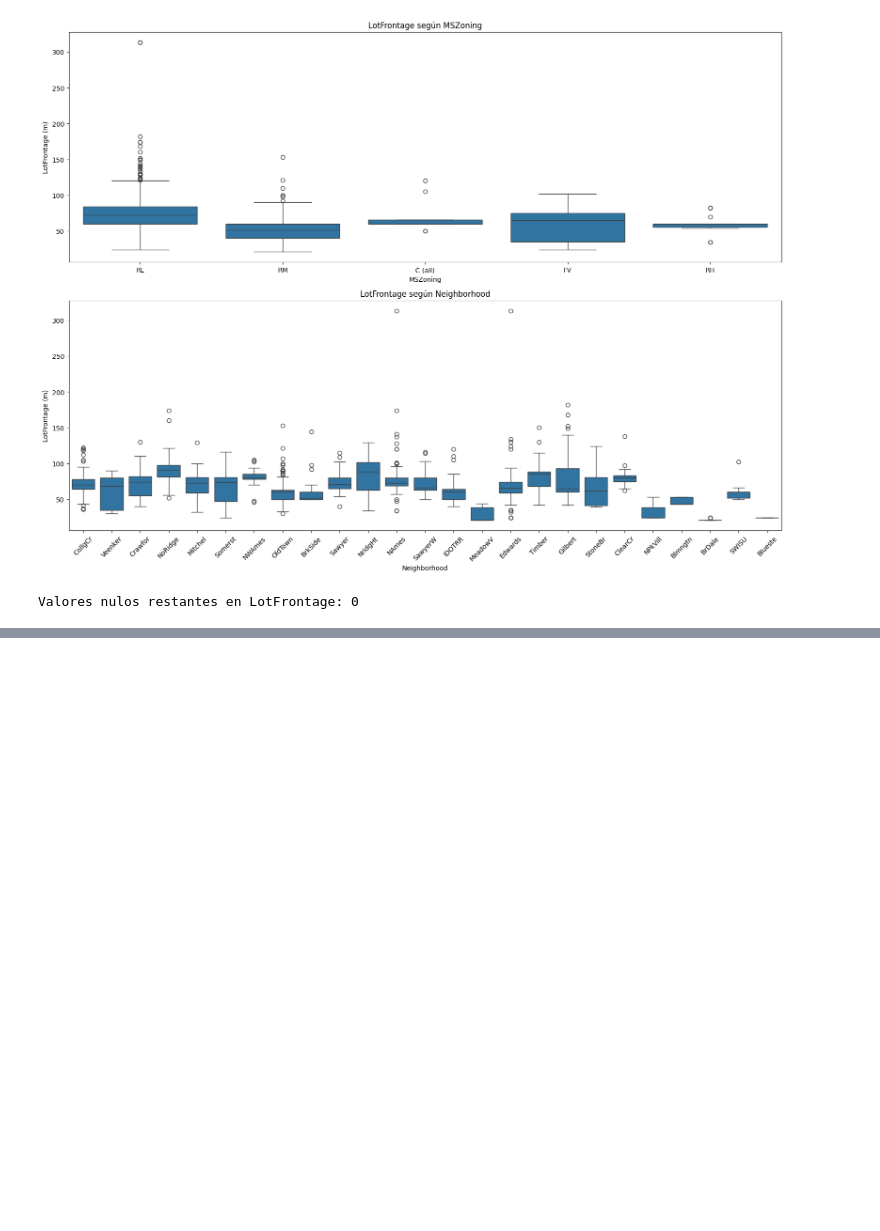
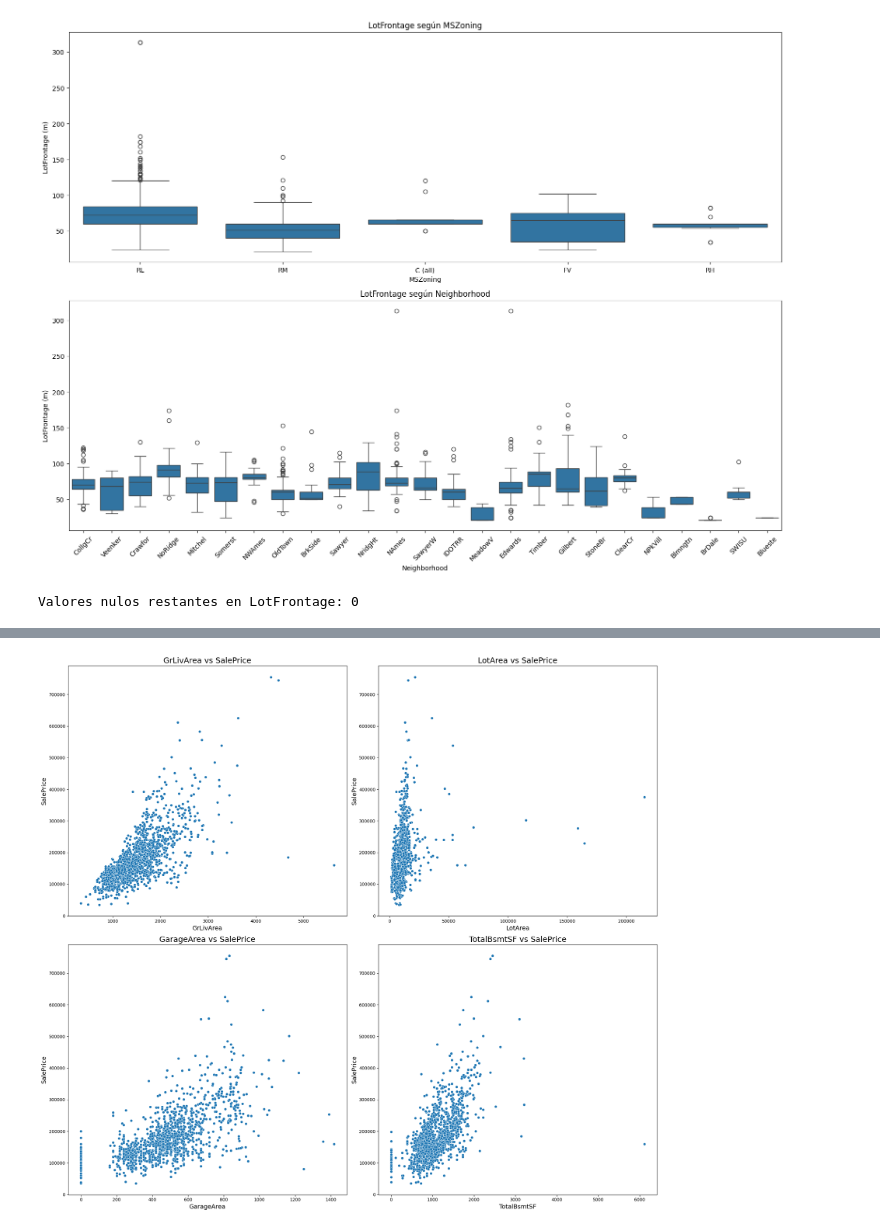
Before and after one commit to paulairazoqui/Home-data-for-ML-course, a Jupyter notebook: EDA y ETL.ipynb, the cells around one changed output, grey strips where cells are left out. Saved outputs shown, nothing was run; the diff lists cells and outputs as text; code cells hidden in the pictures; blank space fills up the shorter version.

```diff
--- a/EDA y ETL.ipynb
+++ b/EDA y ETL.ipynb
@@ -392,0 +643,20 @@ Valores nulos restantes en LotFrontage: 0
+# %%
+import matplotlib.pyplot as plt
+import seaborn as sns
+
+# Variables para scatterplots
+cols_scatter = ['GrLivArea', 'LotArea', 'GarageArea', 'TotalBsmtSF']
+
+plt.figure(figsize=(20, 18))
+
+for i, col in enumerate(cols_scatter, 1):
+    plt.subplot(2, 2, i)
+    sns.scatterplot(x=col, y='SalePrice', data=train_reduced)
+    plt.title(f'{col} vs SalePrice', fontsize=18)
+    plt.xlabel(col, fontsize=14)
+    plt.ylabel('SalePrice', fontsize=14)
+
+plt.tight_layout()
+plt.show()
+# %% [output]
+[figure, added]
```
Also changed, not shown: parts of 19 cells of this notebook.
